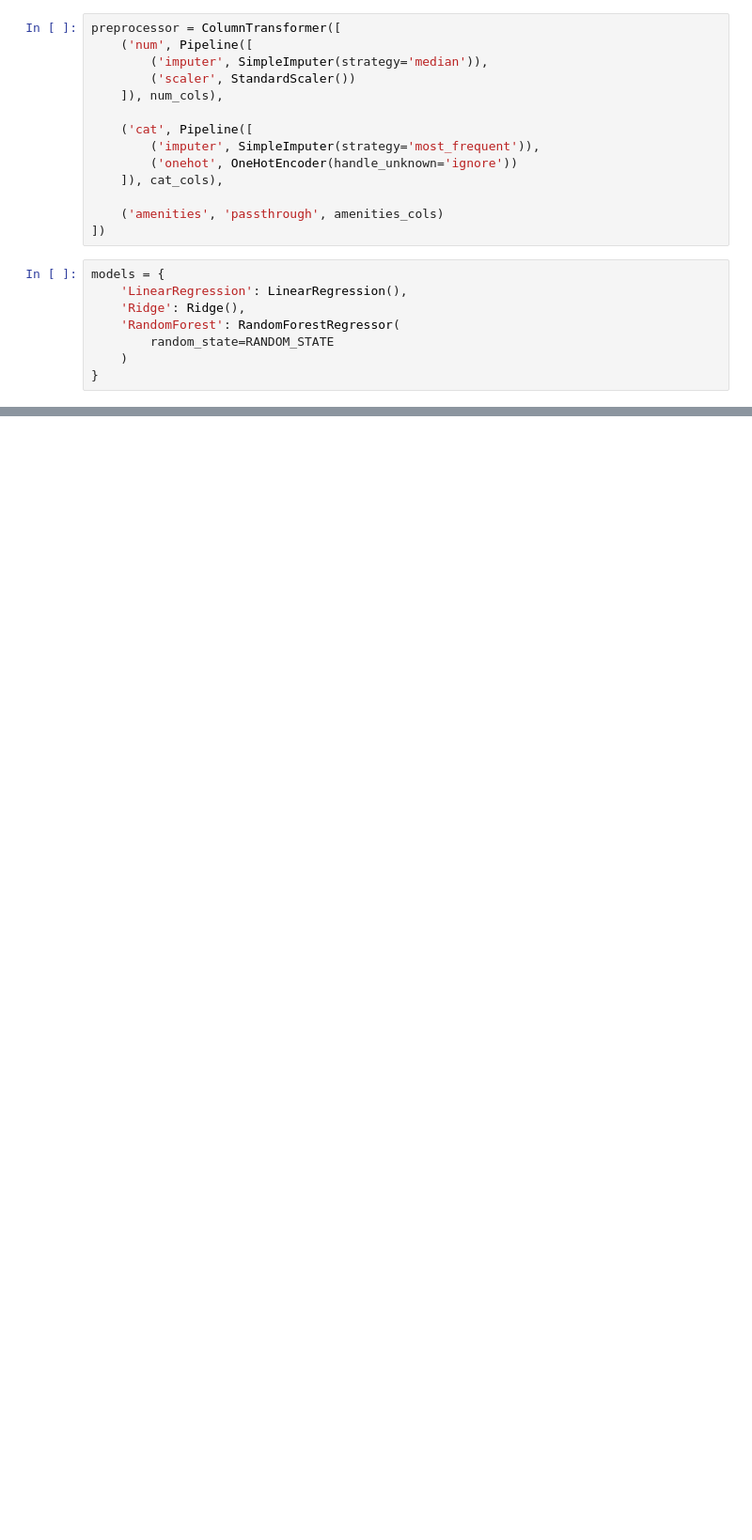
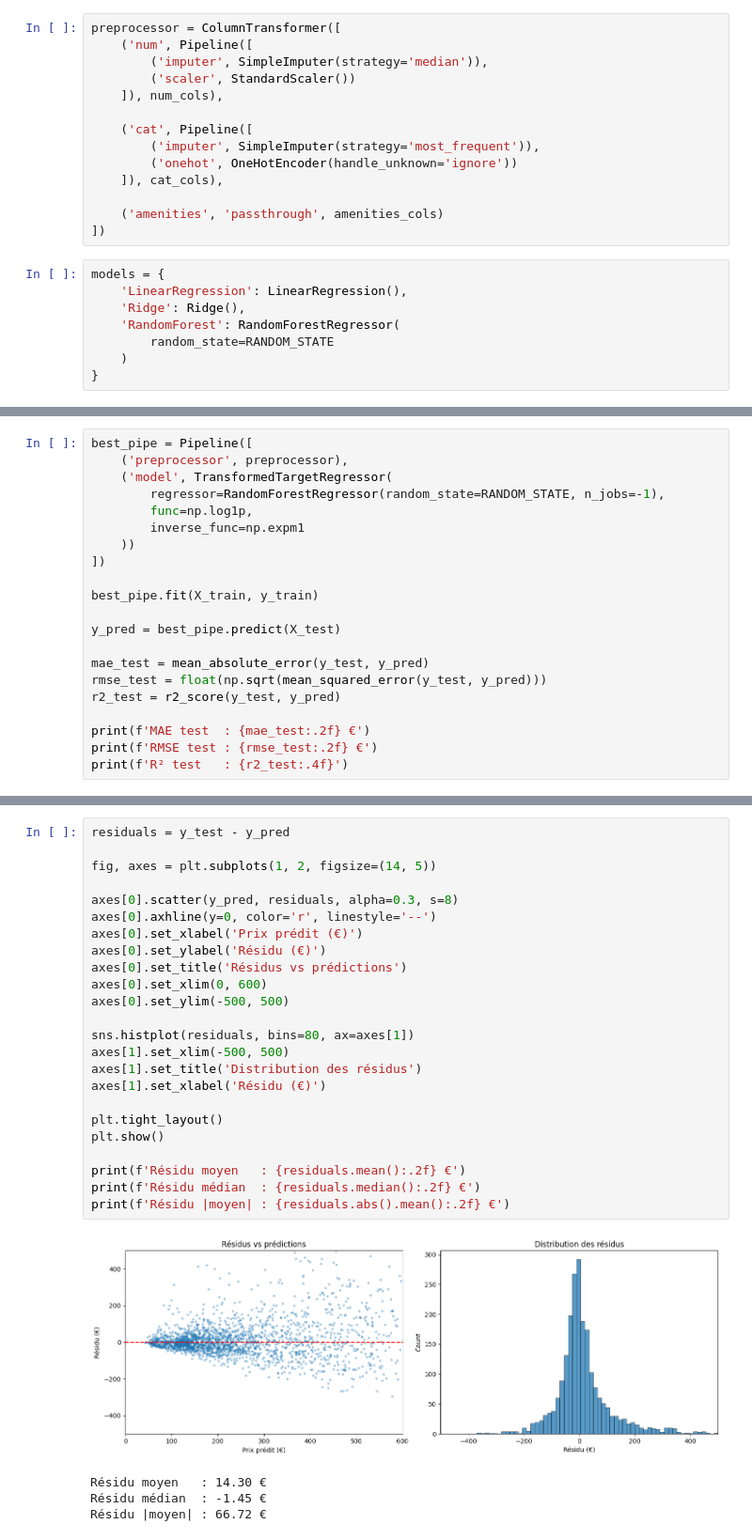
Before and after one commit to Malk2375/ML-airbnb-price, a Jupyter notebook: notebooks/AirbnbParis.ipynb, the cells around one changed output, grey strips where cells are left out. Shown at 94% size. Cells and saved outputs as stored; diff of their text form; blank space fills up the shorter version.

```diff
--- a/notebooks/AirbnbParis.ipynb
+++ b/notebooks/AirbnbParis.ipynb
@@ -340,0 +363,21 @@ results_df
+# %%
+best_pipe = Pipeline([
+    ('preprocessor', preprocessor),
+    ('model', TransformedTargetRegressor(
+        regressor=RandomForestRegressor(random_state=RANDOM_STATE, n_jobs=-1),
+        func=np.log1p,
+        inverse_func=np.expm1
+    ))
+])
+
+best_pipe.fit(X_train, y_train)
+
+y_pred = best_pipe.predict(X_test)
+
+mae_test = mean_absolute_error(y_test, y_pred)
+rmse_test = float(np.sqrt(mean_squared_error(y_test, y_pred)))
+r2_test = r2_score(y_test, y_pred)
+
+print(f'MAE test  : {mae_test:.2f} €')
+print(f'RMSE test : {rmse_test:.2f} €')
+print(f'R² test   : {r2_test:.4f}')
@@ -340,0 +393,29 @@ results_df
+# %%
+residuals = y_test - y_pred
+
+fig, axes = plt.subplots(1, 2, figsize=(14, 5))
+
+axes[0].scatter(y_pred, residuals, alpha=0.3, s=8)
+axes[0].axhline(y=0, color='r', linestyle='--')
+axes[0].set_xlabel('Prix prédit (€)')
+axes[0].set_ylabel('Résidu (€)')
+axes[0].set_title('Résidus vs prédictions')
+axes[0].set_xlim(0, 600)
+axes[0].set_ylim(-500, 500)
+
+sns.histplot(residuals, bins=80, ax=axes[1])
+axes[1].set_xlim(-500, 500)
+axes[1].set_title('Distribution des résidus')
+axes[1].set_xlabel('Résidu (€)')
+
+plt.tight_layout()
+plt.show()
+
+print(f'Résidu moyen   : {residuals.mean():.2f} €')
+print(f'Résidu médian  : {residuals.median():.2f} €')
+print(f'Résidu |moyen| : {residuals.abs().mean():.2f} €')
+# %% [output]
+[figure, added]
+Résidu moyen   : 14.30 €
+Résidu médian  : -1.45 €
+Résidu |moyen| : 66.72 €
```
Also changed, not shown: parts of 19 cells of this notebook, 2 other files.
